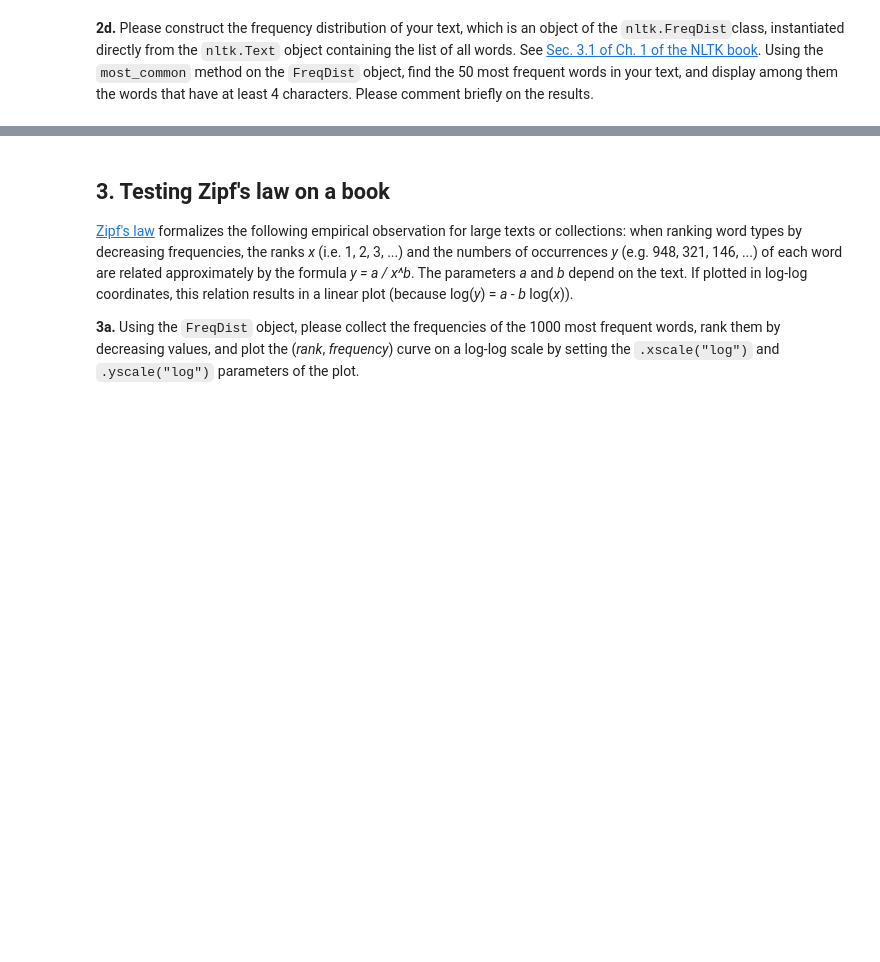
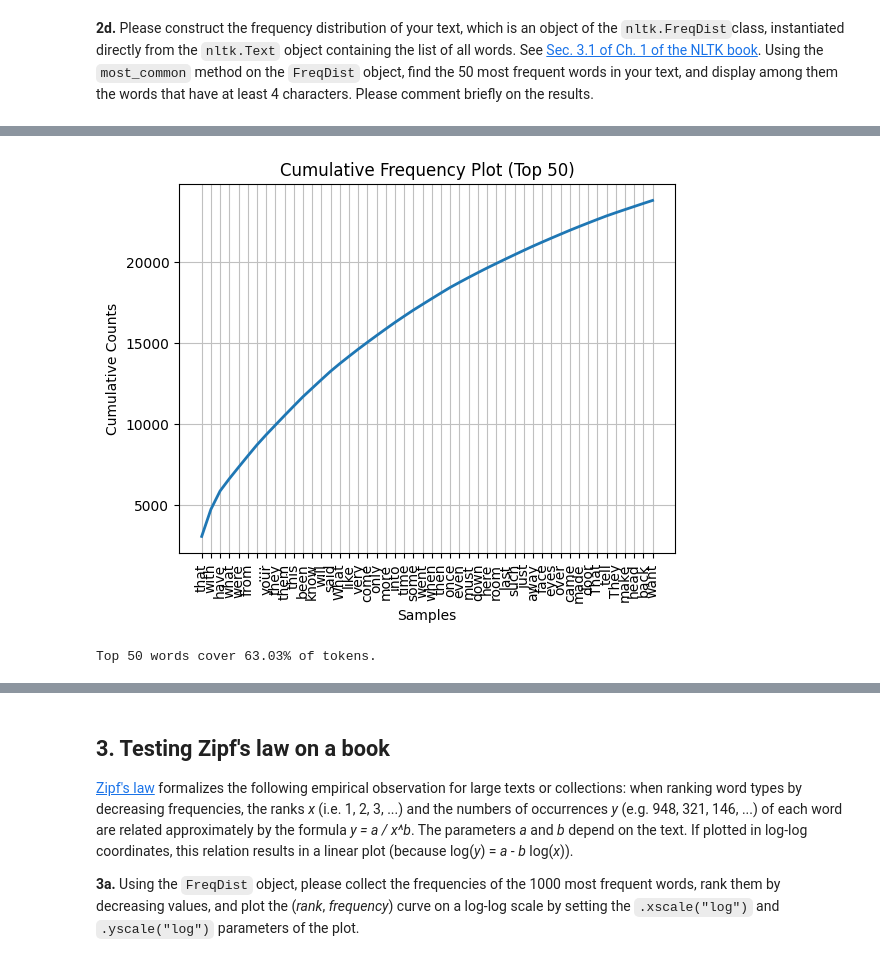
Before and after one commit to Nathan-massicot/Project, a Jupyter notebook: Project_1/MSE_AdvNLP_Lab1_student.ipynb, the cells around one changed output, grey strips where cells are left out. Drawn from its saved outputs; the diff is of its cells as text; code cells hidden in the pictures; blank space fills up the shorter version.

```diff
--- a/Project_1/MSE_AdvNLP_Lab1_student.ipynb
+++ b/Project_1/MSE_AdvNLP_Lab1_student.ipynb
@@ -78,0 +268,11 @@ nltk.download('punkt_tab')
+# %%
+four_letter_words= [w for w in flat_tokenized_sentence if len(w) == 4]
+
+four_letter_words_text = nltk.Text(four_letter_words)
+
+four_letter_words_Fred = nltk.FreqDist(four_letter_words_text)
+
+plot_cumulative_from_fdist(four_letter_words_Fred, top_n=50)
+# %% [output]
+[figure, added]
+Top 50 words cover 63.03% of tokens.
```
Also changed, not shown: parts of 61 cells of this notebook, 7 other files.
